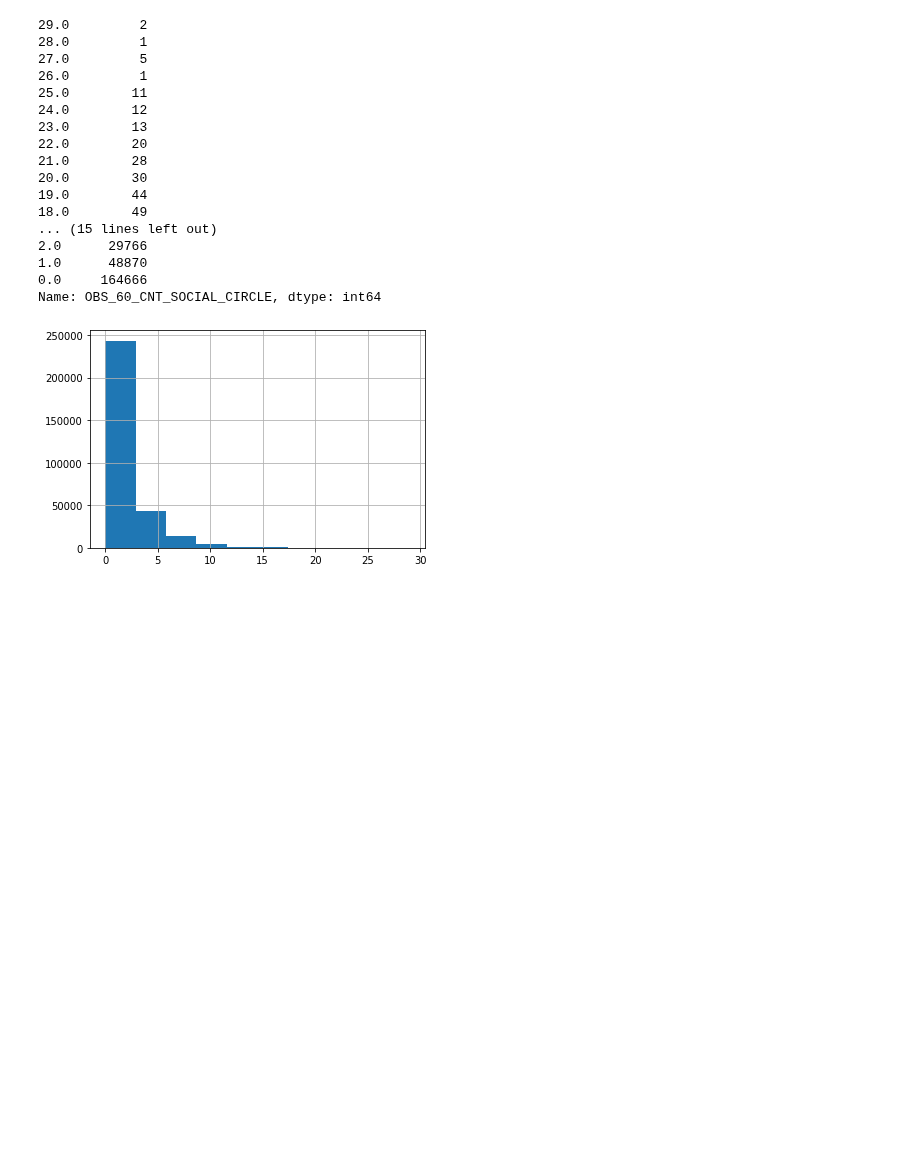
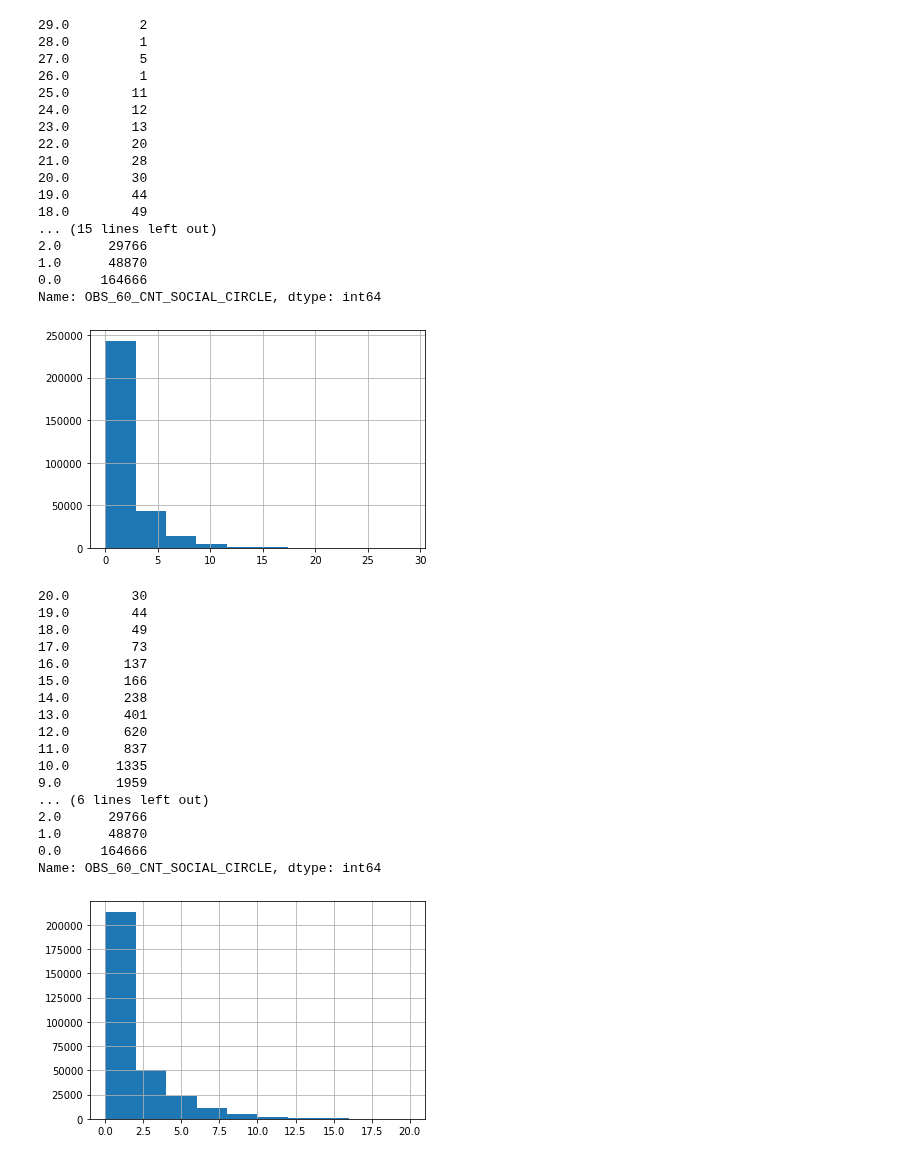
Before and after one commit to kung-bill/3rd-ML100Days, a Jupyter notebook: homework/Day_009_HW.ipynb, the cells around one changed output. Saved outputs shown, nothing was run; the diff lists cells and outputs as text; code cells hidden in the pictures; blank space fills up the shorter version.

```diff
--- a/homework/Day_009_HW.ipynb
+++ b/homework/Day_009_HW.ipynb
@@ -272,3 +272,29 @@ print(df1.value_counts().sort_index(ascending = False))
 0.0     164666
 Name: OBS_60_CNT_SOCIAL_CIRCLE, dtype: int64
 [figure]
+# %%
+#去掉 >20
+df1 = app_train['OBS_60_CNT_SOCIAL_CIRCLE'].loc[app_train['OBS_60_CNT_SOCIAL_CIRCLE'] <= 20.0]
+
+
+df1.hist()
+print(df1.value_counts().sort_index(ascending = False))
+# %% [output]
+20.0        30
+19.0        44
+18.0        49
+17.0        73
+16.0       137
+15.0       166
+14.0       238
+13.0       401
+12.0       620
+11.0       837
+10.0      1335
+9.0       1959
+... (6 lines left out)
+2.0      29766
+1.0      48870
+0.0     164666
+Name: OBS_60_CNT_SOCIAL_CIRCLE, dtype: int64
+[figure, added]
```
